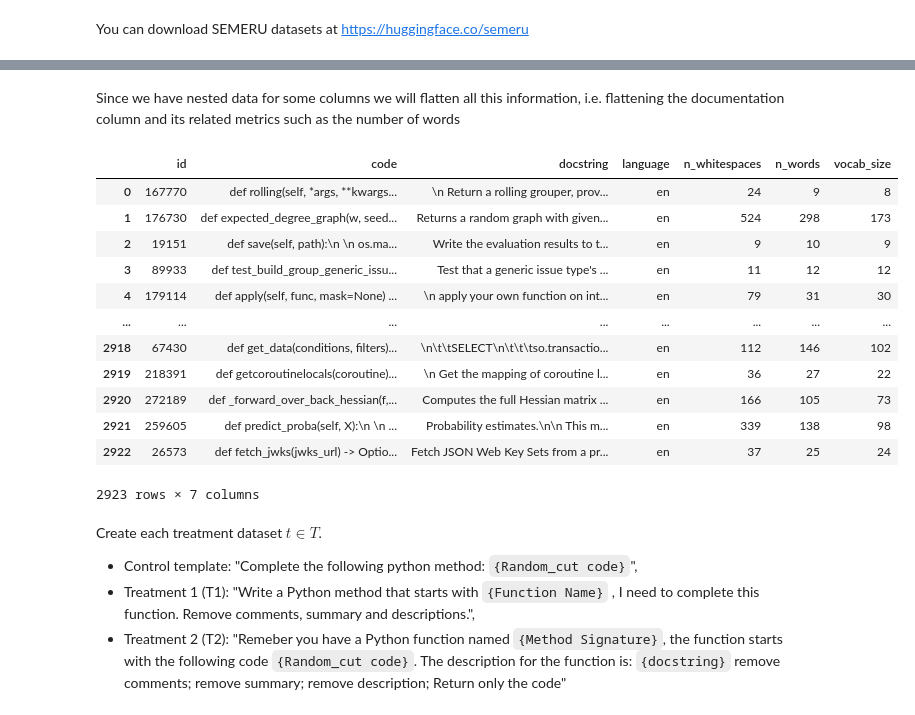
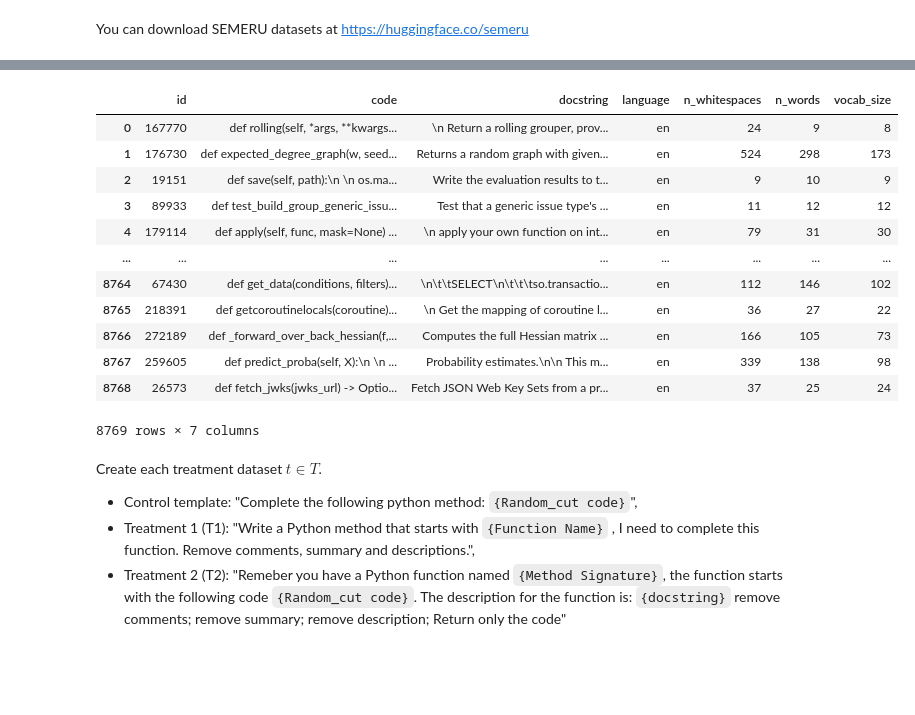
Before and after one commit to WM-SEMERU/galeras-benchmark, a Jupyter notebook: docs/source/02_case_study_prompt_eng_propensity.ipynb, the cells around one changed output, grey strips where cells are left out. Drawn from its saved outputs; the diff is of its cells as text; code cells hidden in the pictures; blank space fills up the shorter version.

```diff
--- a/docs/source/02_case_study_prompt_eng_propensity.ipynb
+++ b/docs/source/02_case_study_prompt_eng_propensity.ipynb
@@ -26,6 +22,9 @@ treatments = "semeru/galeras-causal4se-3k-levenshtein"
+# %%
+dataset = "semeru/causal-se"
+data_files="treatments.parquet"
 # %%
-dataset = load_dataset(dataset, cache_dir="../../datax" )
+dataset = load_dataset(dataset, cache_dir="../../datax", revision="main", data_files=data_files )
 # %%
 dataset.set_format(type='pandas')
 # %%
-df = dataset['train'][:]
+treatments_df = dataset['train'][:]
@@ -52,19 +31,17 @@ df
-# %% [markdown]
-Since we have nested data for some columns we will flatten all this information, i.e. flattening the documentation column and its related metrics such as the number of words
 # %%
-documentation_df = pd.concat([df['id'], df['code'], df['documentation'].apply(pd.Series)], axis=1)
+documentation_df = pd.concat([treatments_df['id'], treatments_df['code'], treatments_df['documentation'].apply(pd.Series)], axis=1)
 documentation_df
 # %% [output]
 |  | id | code | docstring | language | n_whitespaces | n_words | vocab_size |
 | 0 | 167770 | def rolling(self, *args, **kwargs... | \n Return a rolling grouper, prov... | en | 24 | 9 | 8 |
 | 1 | 176730 | def expected_degree_graph(w, seed... | Returns a random graph with given... | en | 524 | 298 | 173 |
 | 2 | 19151 | def save(self, path):\n \n os.ma... | Write the evaluation results to t... | en | 9 | 10 | 9 |
 | 3 | 89933 | def test_build_group_generic_issu... | Test that a generic issue type's ... | en | 11 | 12 | 12 |
 | 4 | 179114 | def apply(self, func, mask=None) ... | \n apply your own function on int... | en | 79 | 31 | 30 |
 | ... | ... | ... | ... | ... | ... | ... | ... |
-| 2918 | 67430 | def get_data(conditions, filters)... | \n\t\tSELECT\n\t\t\tso.transactio... | en | 112 | 146 | 102 |
-| 2919 | 218391 | def getcoroutinelocals(coroutine)... | \n Get the mapping of coroutine l... | en | 36 | 27 | 22 |
-| 2920 | 272189 | def _forward_over_back_hessian(f,... | Computes the full Hessian matrix ... | en | 166 | 105 | 73 |
-| 2921 | 259605 | def predict_proba(self, X):\n \n ... | Probability estimates.\n\n This m... | en | 339 | 138 | 98 |
-| 2922 | 26573 | def fetch_jwks(jwks_url) -> Optio... | Fetch JSON Web Key Sets from a pr... | en | 37 | 25 | 24 |
+| 8764 | 67430 | def get_data(conditions, filters)... | \n\t\tSELECT\n\t\t\tso.transactio... | en | 112 | 146 | 102 |
+| 8765 | 218391 | def getcoroutinelocals(coroutine)... | \n Get the mapping of coroutine l... | en | 36 | 27 | 22 |
+| 8766 | 272189 | def _forward_over_back_hessian(f,... | Computes the full Hessian matrix ... | en | 166 | 105 | 73 |
+| 8767 | 259605 | def predict_proba(self, X):\n \n ... | Probability estimates.\n\n This m... | en | 339 | 138 | 98 |
+| 8768 | 26573 | def fetch_jwks(jwks_url) -> Optio... | Fetch JSON Web Key Sets from a pr... | en | 37 | 25 | 24 |
-2923 rows × 7 columns
+8769 rows × 7 columns
```
Also changed, not shown: parts of 89 cells of this notebook, 2 other files.
